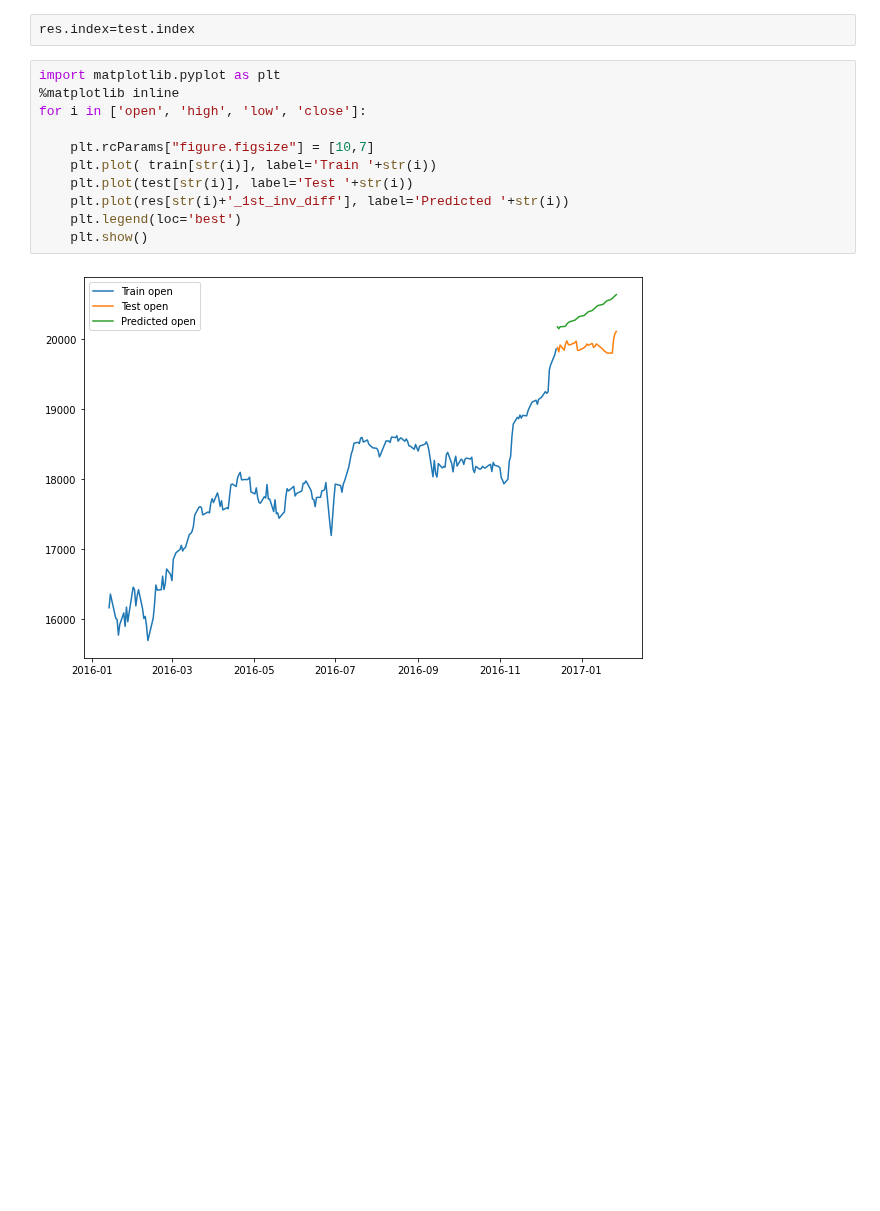
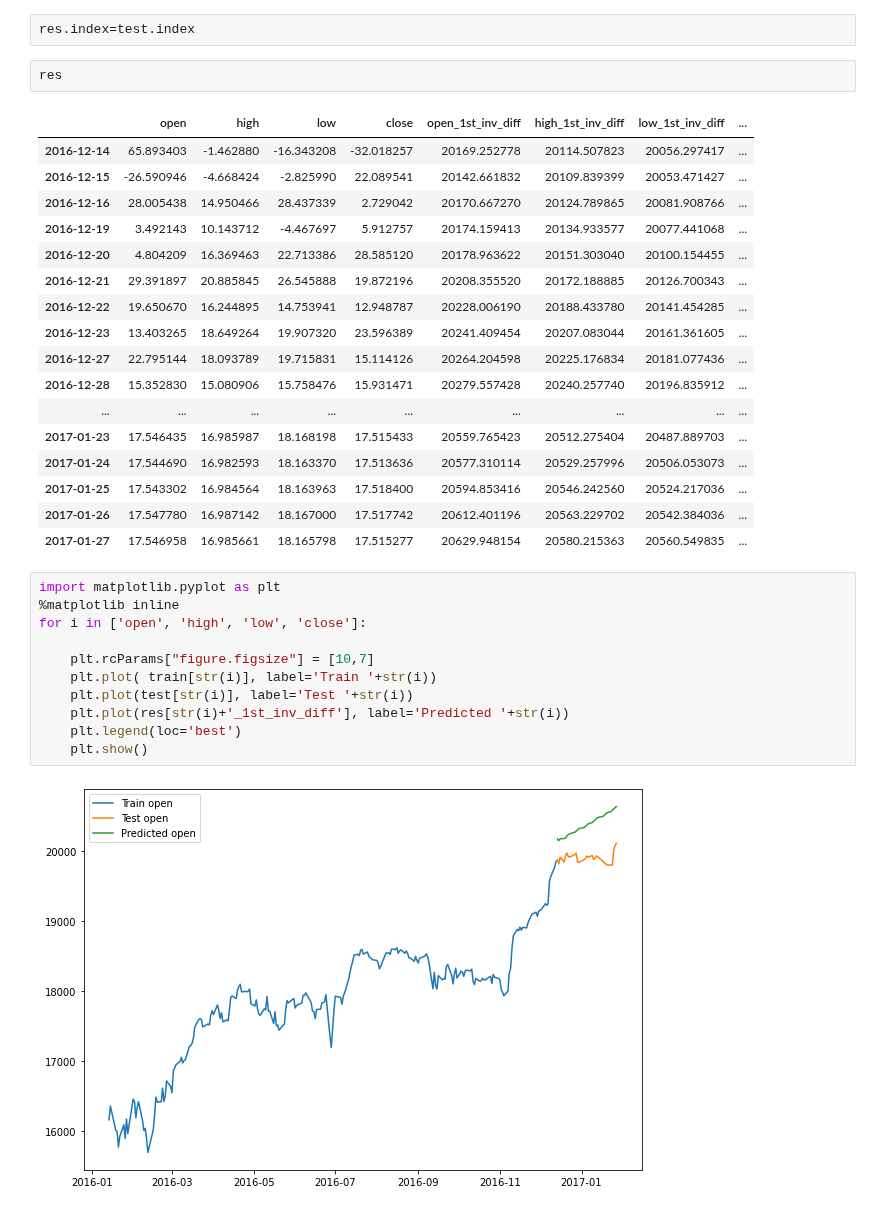
Before and after one commit to duybluemind1988/Data-science, a Jupyter notebook: Finance coocbook/Hands on Time series Apress/6. VAR.ipynb, the cells around one changed output. Saved outputs shown, nothing was run; the diff lists cells and outputs as text; blank space fills up the shorter version.

```diff
--- a/Finance coocbook/Hands on Time series Apress/6. VAR.ipynb
+++ b/Finance coocbook/Hands on Time series Apress/6. VAR.ipynb
@@ -366,5 +365,25 @@ train
 # %%
 res.index=test.index
+# %%
+res
+# %% [output]
+|  | open | high | low | close | open_1st_inv_diff | high_1st_inv_diff | low_1st_inv_diff | ... |
+| 2016-12-14 | 65.893403 | -1.462880 | -16.343208 | -32.018257 | 20169.252778 | 20114.507823 | 20056.297417 | ... |
+| 2016-12-15 | -26.590946 | -4.668424 | -2.825990 | 22.089541 | 20142.661832 | 20109.839399 | 20053.471427 | ... |
+| 2016-12-16 | 28.005438 | 14.950466 | 28.437339 | 2.729042 | 20170.667270 | 20124.789865 | 20081.908766 | ... |
+| 2016-12-19 | 3.492143 | 10.143712 | -4.467697 | 5.912757 | 20174.159413 | 20134.933577 | 20077.441068 | ... |
+| 2016-12-20 | 4.804209 | 16.369463 | 22.713386 | 28.585120 | 20178.963622 | 20151.303040 | 20100.154455 | ... |
+| 2016-12-21 | 29.391897 | 20.885845 | 26.545888 | 19.872196 | 20208.355520 | 20172.188885 | 20126.700343 | ... |
+| 2016-12-22 | 19.650670 | 16.244895 | 14.753941 | 12.948787 | 20228.006190 | 20188.433780 | 20141.454285 | ... |
+| 2016-12-23 | 13.403265 | 18.649264 | 19.907320 | 23.596389 | 20241.409454 | 20207.083044 | 20161.361605 | ... |
+| 2016-12-27 | 22.795144 | 18.093789 | 19.715831 | 15.114126 | 20264.204598 | 20225.176834 | 20181.077436 | ... |
+| 2016-12-28 | 15.352830 | 15.080906 | 15.758476 | 15.931471 | 20279.557428 | 20240.257740 | 20196.835912 | ... |
+| ... | ... | ... | ... | ... | ... | ... | ... | ... |
+| 2017-01-23 | 17.546435 | 16.985987 | 18.168198 | 17.515433 | 20559.765423 | 20512.275404 | 20487.889703 | ... |
+| 2017-01-24 | 17.544690 | 16.982593 | 18.163370 | 17.513636 | 20577.310114 | 20529.257996 | 20506.053073 | ... |
+| 2017-01-25 | 17.543302 | 16.984564 | 18.163963 | 17.518400 | 20594.853416 | 20546.242560 | 20524.217036 | ... |
+| 2017-01-26 | 17.547780 | 16.987142 | 18.167000 | 17.517742 | 20612.401196 | 20563.229702 | 20542.384036 | ... |
+| 2017-01-27 | 17.546958 | 16.985661 | 18.165798 | 17.515277 | 20629.948154 | 20580.215363 | 20560.549835 | ... |
 # %%
 import matplotlib.pyplot as plt
 %matplotlib inline
```
Also changed, not shown: parts of 2 cells of this notebook.
